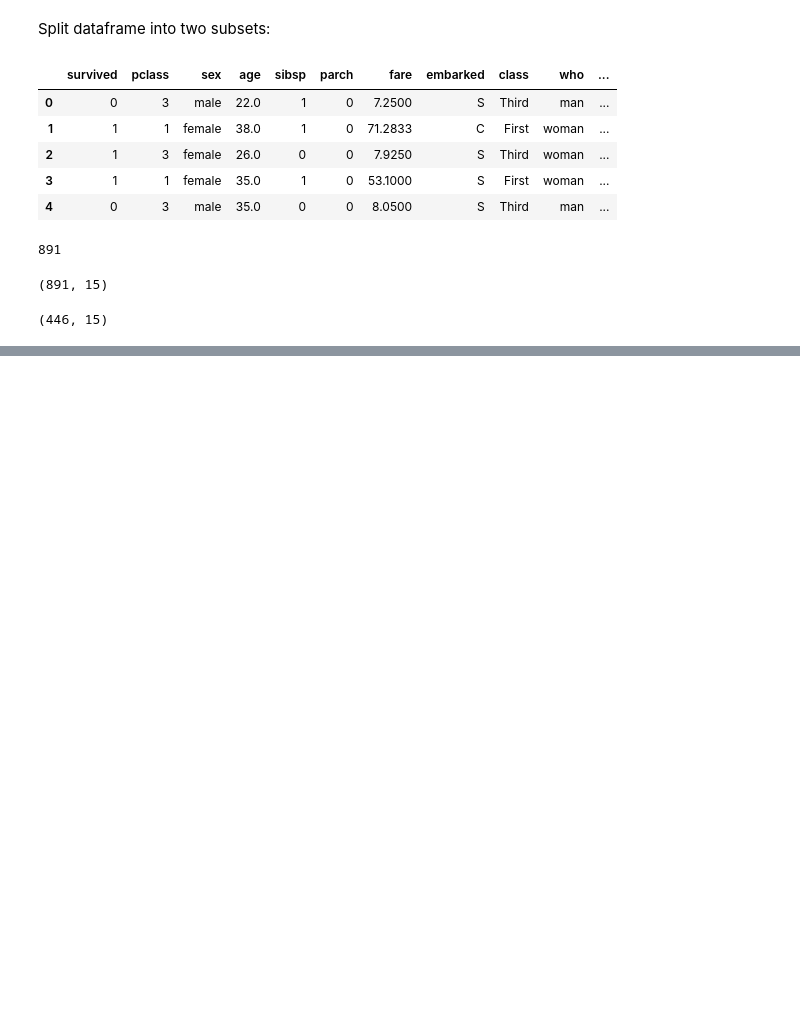
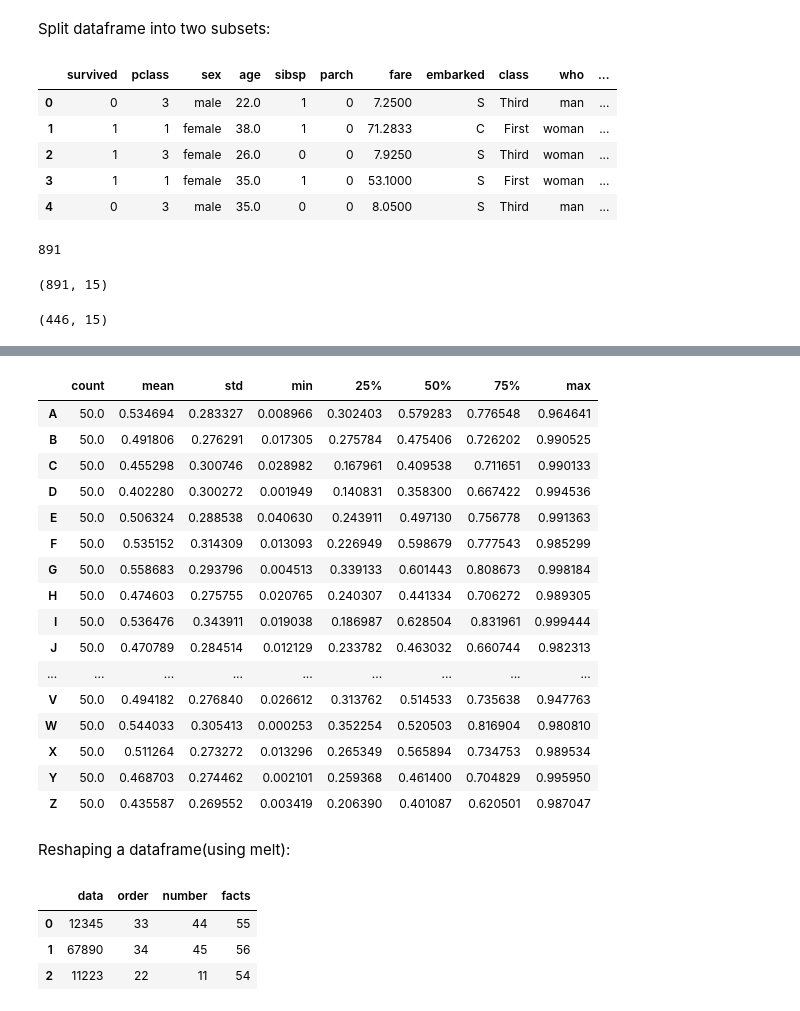
Before and after one commit to summaiyazafar/Learning, a Jupyter notebook: pandas/day1.ipynb, the cells around one changed output, grey strips where cells are left out. Saved outputs shown, nothing was run; the diff lists cells and outputs as text; code cells hidden in the pictures; blank space fills up the shorter version.

```diff
--- a/pandas/day1.ipynb
+++ b/pandas/day1.ipynb
@@ -401,0 +905,4 @@ boat_2=df.drop(boat_1.index)
+# %%
+#Creating a new daraframe:
+df=pd.DataFrame(np.random.rand(50, 26), columns=list("ABCDEFGHIJKLMNOPQRSTUVWXYZ"))
+df.head()
@@ -401,0 +930,30 @@ boat_2=df.drop(boat_1.index)
+# %%
+df.describe().T
+# %% [output]
+|  | count | mean | std | min | 25% | 50% | 75% | max |
+| A | 50.0 | 0.534694 | 0.283327 | 0.008966 | 0.302403 | 0.579283 | 0.776548 | 0.964641 |
+| B | 50.0 | 0.491806 | 0.276291 | 0.017305 | 0.275784 | 0.475406 | 0.726202 | 0.990525 |
+| C | 50.0 | 0.455298 | 0.300746 | 0.028982 | 0.167961 | 0.409538 | 0.711651 | 0.990133 |
+| D | 50.0 | 0.402280 | 0.300272 | 0.001949 | 0.140831 | 0.358300 | 0.667422 | 0.994536 |
+| E | 50.0 | 0.506324 | 0.288538 | 0.040630 | 0.243911 | 0.497130 | 0.756778 | 0.991363 |
+| F | 50.0 | 0.535152 | 0.314309 | 0.013093 | 0.226949 | 0.598679 | 0.777543 | 0.985299 |
+| G | 50.0 | 0.558683 | 0.293796 | 0.004513 | 0.339133 | 0.601443 | 0.808673 | 0.998184 |
+| H | 50.0 | 0.474603 | 0.275755 | 0.020765 | 0.240307 | 0.441334 | 0.706272 | 0.989305 |
+| I | 50.0 | 0.536476 | 0.343911 | 0.019038 | 0.186987 | 0.628504 | 0.831961 | 0.999444 |
+| J | 50.0 | 0.470789 | 0.284514 | 0.012129 | 0.233782 | 0.463032 | 0.660744 | 0.982313 |
+| ... | ... | ... | ... | ... | ... | ... | ... | ... |
+| V | 50.0 | 0.494182 | 0.276840 | 0.026612 | 0.313762 | 0.514533 | 0.735638 | 0.947763 |
+| W | 50.0 | 0.544033 | 0.305413 | 0.000253 | 0.352254 | 0.520503 | 0.816904 | 0.980810 |
+| X | 50.0 | 0.511264 | 0.273272 | 0.013296 | 0.265349 | 0.565894 | 0.734753 | 0.989534 |
+| Y | 50.0 | 0.468703 | 0.274462 | 0.002101 | 0.259368 | 0.461400 | 0.704829 | 0.995950 |
+| Z | 50.0 | 0.435587 | 0.269552 | 0.003419 | 0.206390 | 0.401087 | 0.620501 | 0.987047 |
+# %% [markdown]
+Reshaping a dataframe(using melt):
+# %%
+dis=pd.DataFrame([['12345', 33,44,55],['67890',34,45,56], ["11223",22,11,54]], columns=["data", "order",'number', "facts"])
+dis
+# %% [output]
+|  | data | order | number | facts |
+| 0 | 12345 | 33 | 44 | 55 |
+| 1 | 67890 | 34 | 45 | 56 |
+| 2 | 11223 | 22 | 11 | 54 |
```
Also changed, not shown: parts of 72 cells of this notebook, 1 other file.
